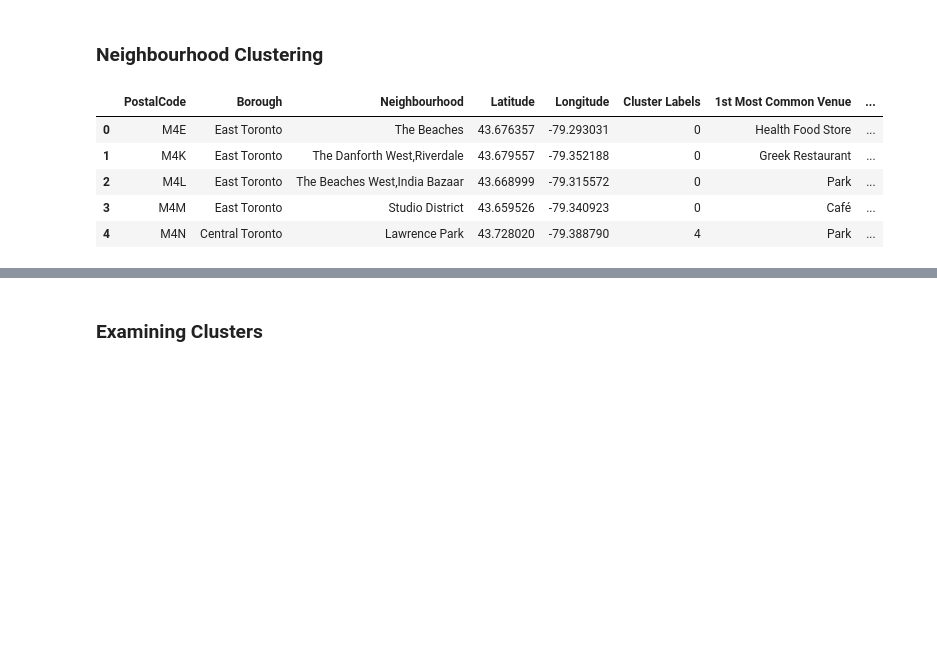
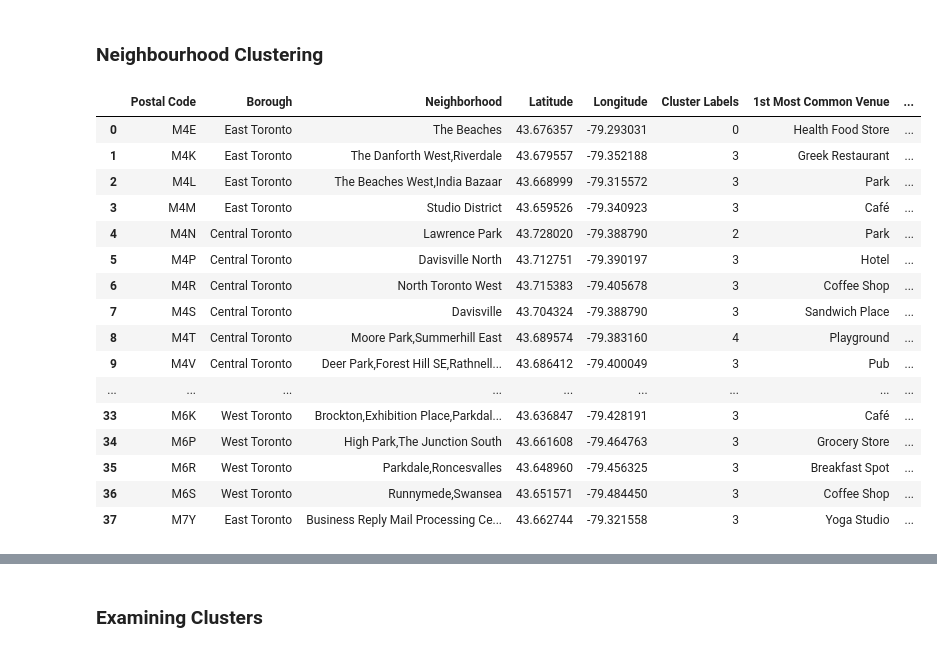
Before and after one commit to sarraabusamra/Coursera_Capstone, a Jupyter notebook: Toronto.ipynb, the cells around one changed output, grey strips where cells are left out. Saved outputs shown, nothing was run; the diff lists cells and outputs as text; code cells hidden in the pictures; blank space fills up the shorter version.

```diff
--- a/Toronto.ipynb
+++ b/Toronto.ipynb
@@ -98,6 +66,6 @@ df.head(10)
 df1 = df.copy()
 # %%
 #More than one neighborhood can exist in one postal code area
-df2=df1.groupby(['PostalCode','Borough'])['Neighbourhood'].apply(lambda x: ','.join(x.astype(str))).reset_index()
+df2=df1.groupby(['Postal Code','Borough'])['Neighborhood'].apply(lambda x: ','.join(x.astype(str))).reset_index()
 df2.head(10)
 # %% [output]
@@ -144,8 +112,5 @@ data.head(10)
 | 9 | M1N | 43.692657 | -79.264848 |
 # %% [markdown]
 <h2>Merging the two dataframes</h2>
-# %%
-#Make sure the column on which the join will occur has the same name in both df
-data.rename(columns={'Postal Code':'PostalCode'}, inplace=True)
 # %%
 #Outer Join
@@ -232,7 +196,7 @@ Neighbourhood to explore is: Lawrence Park
 # %%
-neighbourhood_name = selected_dataset.loc[4, 'Neighbourhood']
-neighbourhood_latitude = selected_dataset.loc[4, 'Latitude']
-neighbourhood_longitude = selected_dataset.loc[4, 'Longitude']
+neighbourhood_name = selected_dataset.loc[15, 'Neighborhood']
+neighbourhood_latitude = selected_dataset.loc[15, 'Latitude']
+neighbourhood_longitude = selected_dataset.loc[15, 'Longitude']
 print('Latitude and longitude values of {} are {}, {}.'.format(neighbourhood_name,
                                                                neighbourhood_latitude,
                                                                neighbourhood_longitude))
@@ -346,7 +311,7 @@ def getNearbyVenues(names, latitudes, longitudes, radius):
 
     return(nearby_venues)
 # %%
-list_of_venues = getNearbyVenues(selected_dataset['Neighbourhood'],
+list_of_venues = getNearbyVenues(selected_dataset['Neighborhood'],
                                  selected_dataset['Latitude'],
                                  selected_dataset['Longitude'],
                                  RADIUS)
@@ -509,17 +485,28 @@ kMeans = KMeans(n_clusters = NO_OF_CLUSTERS, random_state = 0).fit(toronto_group
 # %%
 # Add clustering labels
 neighborhoods_venues_sorted.insert(0, 'Cluster Labels', kMeans.labels_)
 
 # Combine the data
-toronto_merged = selected_dataset.join(neighborhoods_venues_sorted.set_index('Neighborhood'), on = 'Neighbourhood')
-toronto_merged.head()
+toronto_merged = selected_dataset.join(neighborhoods_venues_sorted.set_index('Neighborhood'), on = 'Neighborhood')
+toronto_merged
 # %% [output]
-|  | PostalCode | Borough | Neighbourhood | Latitude | Longitude | Cluster Labels | 1st Most Common Venue | ... |
+|  | Postal Code | Borough | Neighborhood | Latitude | Longitude | Cluster Labels | 1st Most Common Venue | ... |
 | 0 | M4E | East Toronto | The Beaches | 43.676357 | -79.293031 | 0 | Health Food Store | ... |
-| 1 | M4K | East Toronto | The Danforth West,Riverdale | 43.679557 | -79.352188 | 0 | Greek Restaurant | ... |
-| 2 | M4L | East Toronto | The Beaches West,India Bazaar | 43.668999 | -79.315572 | 0 | Park | ... |
-| 3 | M4M | East Toronto | Studio District | 43.659526 | -79.340923 | 0 | Café | ... |
-| 4 | M4N | Central Toronto | Lawrence Park | 43.728020 | -79.388790 | 4 | Park | ... |
+| 1 | M4K | East Toronto | The Danforth West,Riverdale | 43.679557 | -79.352188 | 3 | Greek Restaurant | ... |
+| 2 | M4L | East Toronto | The Beaches West,India Bazaar | 43.668999 | -79.315572 | 3 | Park | ... |
+| 3 | M4M | East Toronto | Studio District | 43.659526 | -79.340923 | 3 | Café | ... |
+| 4 | M4N | Central Toronto | Lawrence Park | 43.728020 | -79.388790 | 2 | Park | ... |
+| 5 | M4P | Central Toronto | Davisville North | 43.712751 | -79.390197 | 3 | Hotel | ... |
+| 6 | M4R | Central Toronto | North Toronto West | 43.715383 | -79.405678 | 3 | Coffee Shop | ... |
+| 7 | M4S | Central Toronto | Davisville | 43.704324 | -79.388790 | 3 | Sandwich Place | ... |
+| 8 | M4T | Central Toronto | Moore Park,Summerhill East | 43.689574 | -79.383160 | 4 | Playground | ... |
+| 9 | M4V | Central Toronto | Deer Park,Forest Hill SE,Rathnell... | 43.686412 | -79.400049 | 3 | Pub | ... |
+| ... | ... | ... | ... | ... | ... | ... | ... | ... |
+| 33 | M6K | West Toronto | Brockton,Exhibition Place,Parkdal... | 43.636847 | -79.428191 | 3 | Café | ... |
+| 34 | M6P | West Toronto | High Park,The Junction South | 43.661608 | -79.464763 | 3 | Grocery Store | ... |
+| 35 | M6R | West Toronto | Parkdale,Roncesvalles | 43.648960 | -79.456325 | 3 | Breakfast Spot | ... |
+| 36 | M6S | West Toronto | Runnymede,Swansea | 43.651571 | -79.484450 | 3 | Coffee Shop | ... |
+| 37 | M7Y | East Toronto | Business Reply Mail Processing Ce... | 43.662744 | -79.321558 | 3 | Yoga Studio | ... |
 # %%
 # create map
 map_clusters = folium.Map(location = [latitude, longitude], zoom_start = 11)
```
Also changed, not shown: parts of 39 cells of this notebook.
